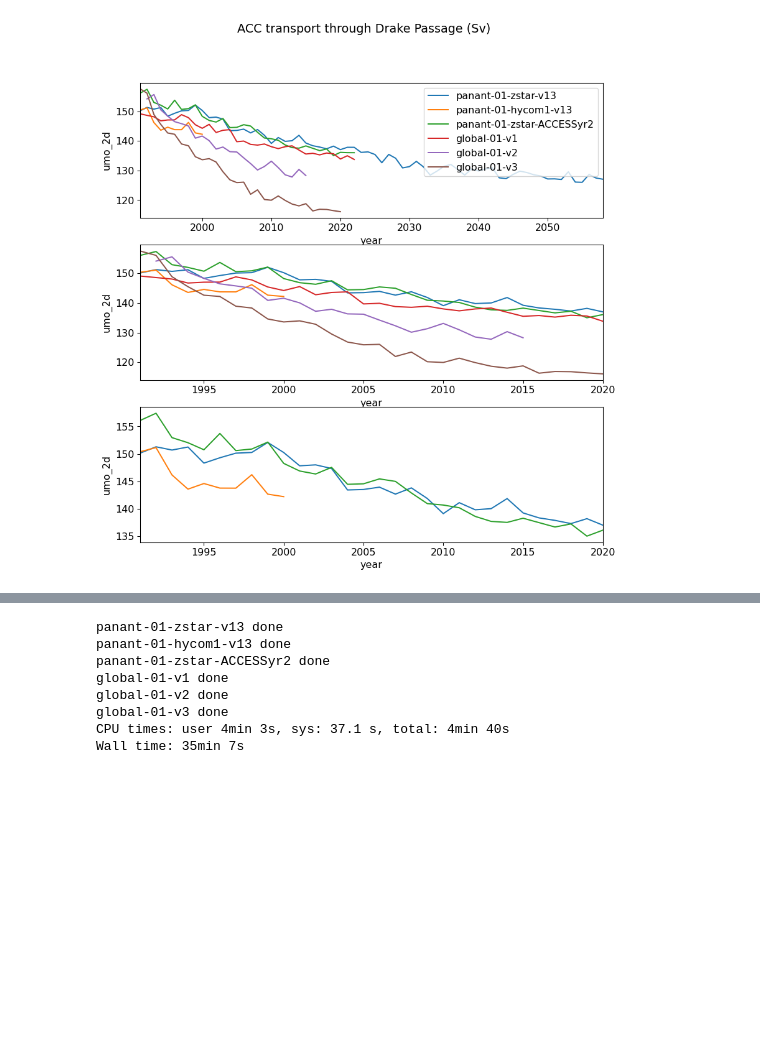
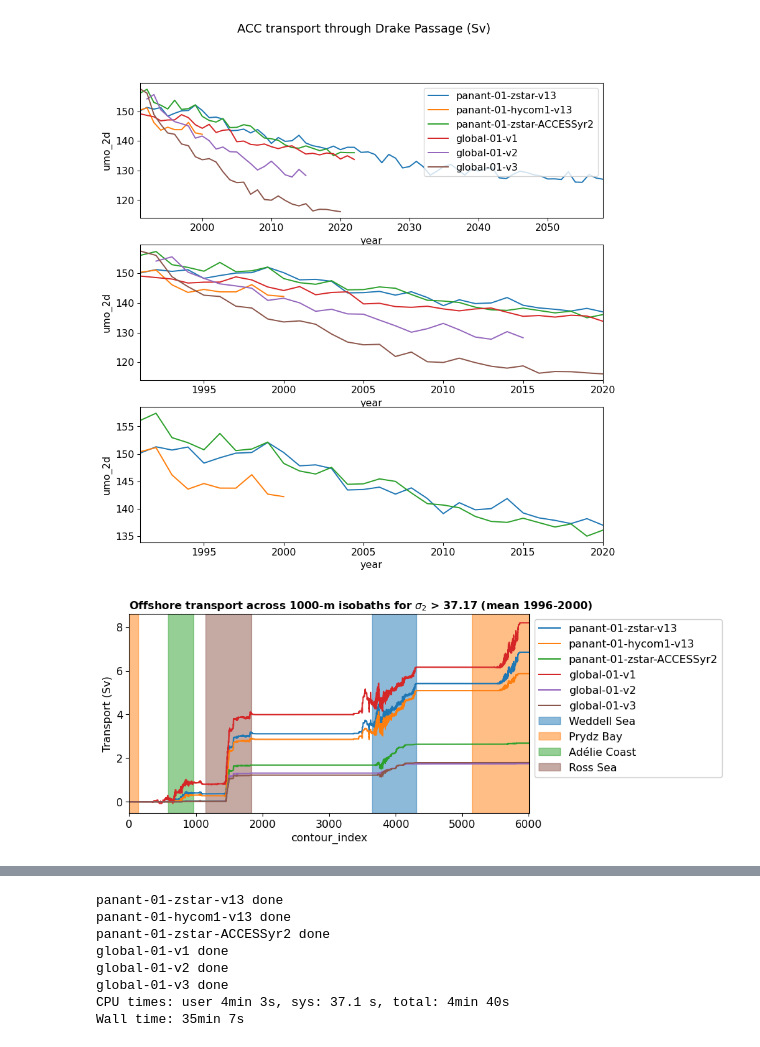
Before and after one commit to schmidt-christina/mom6_comparison, a Jupyter notebook: MOM6-01_assessment_timeseries.ipynb, the cells around one changed output, grey strips where cells are left out. Saved outputs shown, nothing was run; the diff lists cells and outputs as text; code cells hidden in the pictures; blank space fills up the shorter version.

Commit message:
Offshore transport across 1000 m isobath

```diff
--- a/MOM6-01_assessment_timeseries.ipynb
+++ b/MOM6-01_assessment_timeseries.ipynb
@@ -129,6 +131,18 @@ for ekey in ekeys:
         ds_SWMT.binned_salt_transformation_in_DSW_region +
         ds_SWMT.binned_heat_transformation_in_DSW_region).compute()
 
+    # volume transport across 1000-m isobath
+    ds_transp1000m = xr.open_mfdataset(
+        path_output_SWMT + 'vol_transp_across_contour_' + e['expt'] + '*.nc')
+    transp1000m = ds_transp1000m.vol_trans_across_contour.assign_coords(
+        {'lon': ds_transp1000m.lon[0, :].drop('time'),
+         'lat': ds_transp1000m.lat[0, :].drop('time')})
+    # Sum over all density bins above a certain density and calculate the
+    # cumulative sum along the isobaths. Take yearly mean".
+    e['transp1000m'] = transp1000m.sel(
+        rho2_l=slice(1037.17, None)).sum('rho2_l').cumsum(
+        'contour_index').groupby('time.year').mean()
+
     # computed in cell below
     ds_TS = xr.open_dataset(
         path_output_SWMT + 'Abyssal_temp_salinity_' + e['expt'] + '.nc')
@@ -357,3 +373,30 @@ plt.suptitle('ACC transport through Drake Passage (Sv)')
 plt.show()
 # %% [output]
 [figure]
+# %%
+fig = plt.figure(figsize=(8, 4))
+for i, ekey in enumerate(ekeys):
+    e = exptdict[ekey]
+    e['transp1000m'].sel(year=slice(1996, 2000)).mean('year').plot(
+        label=e['expt'])
+
+col = ['tab:blue', 'tab:orange', 'tab:green', 'tab:brown']
+for a, area_text in enumerate(DSW_region['name']):
+    if area_text == 'Prydz':
+        plt.axvspan(0, transp1000m.contour_index[DSW_region['ind_iso_max'][a]],
+                    alpha=0.5, color=col[a], label=DSW_region['name_long'][a])
+        plt.axvspan(transp1000m.contour_index[DSW_region['ind_iso_min'][a]], 6002,
+                    alpha=0.5, color=col[a])
+    else:
+        plt.axvspan(transp1000m.contour_index[DSW_region['ind_iso_min'][a]],
+            transp1000m.contour_index[DSW_region['ind_iso_max'][a]],
+            alpha=0.5, color=col[a], label=DSW_region['name_long'][a])
+
+plt.autoscale(enable=True, axis='x', tight=True)
+plt.legend(framealpha=1, loc='upper left', bbox_to_anchor=(1, 1))
+plt.ylabel('Transport (Sv)')
+plt.title('Offshore transport across 1000-m isobaths for $\sigma_2$ > 37.17 (mean 1996-2000)',
+          loc='left', fontweight='bold')
+plt.show()
+# %% [output]
+[figure, added]
```
Also changed, not shown: parts of 5 cells of this notebook.
